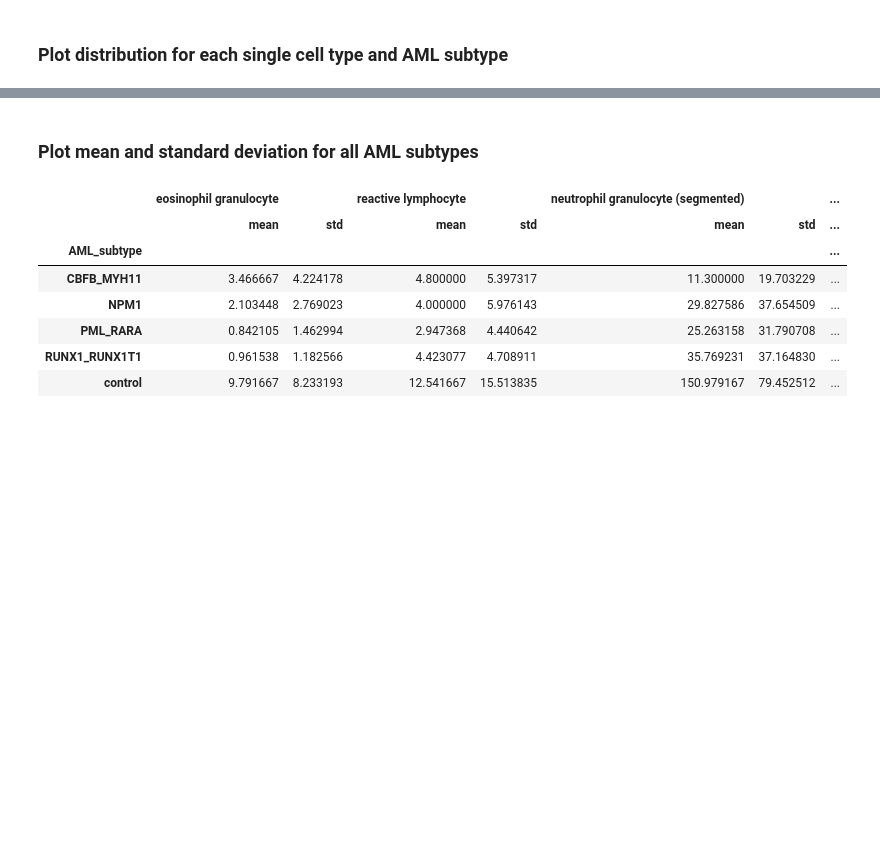
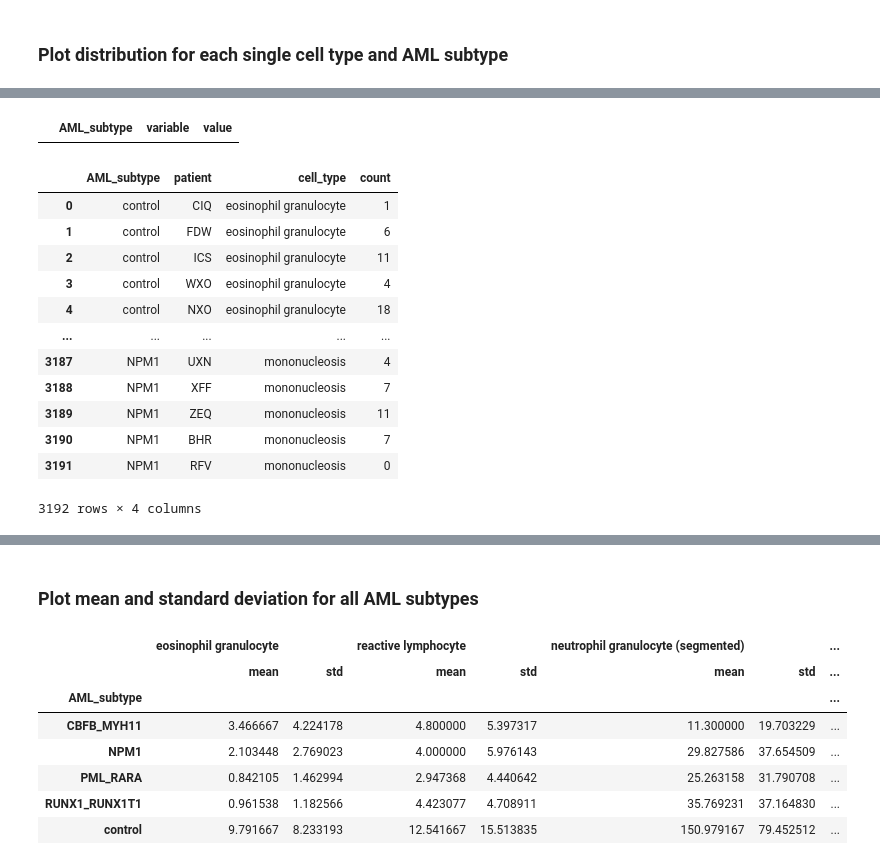
Before and after one commit to aleksandraiva/CMSCB-SCEMILA, a Jupyter notebook: SCEMILA/plot_distribution_meanstd_dunntest.ipynb, the cells around one changed output, grey strips where cells are left out. Drawn from its saved outputs; the diff is of its cells as text; code cells hidden in the pictures; blank space fills up the shorter version.

```diff
--- a/SCEMILA/plot_distribution_meanstd_dunntest.ipynb
+++ b/SCEMILA/plot_distribution_meanstd_dunntest.ipynb
@@ -157,0 +202,23 @@ control          0.073649       NaN       NaN            NaN       NaN
+# %%
+melted_df = pd.melt(df[[cell_type,"AML_subtype"]], id_vars=["AML_subtype"], value_vars=df[[cell_type,"AML_subtype"]].columns[1:])
+melted_df
+# %% [output]
+|  | AML_subtype | variable | value |
+# %%
+# Melt the DataFrame to long form
+melted_df = pd.melt(df, id_vars=['AML_subtype', 'patient'], var_name='cell_type', value_name='count')
+melted_df
+# %% [output]
+|  | AML_subtype | patient | cell_type | count |
+| 0 | control | CIQ | eosinophil granulocyte | 1 |
+| 1 | control | FDW | eosinophil granulocyte | 6 |
+| 2 | control | ICS | eosinophil granulocyte | 11 |
+| 3 | control | WXO | eosinophil granulocyte | 4 |
+| 4 | control | NXO | eosinophil granulocyte | 18 |
+| ... | ... | ... | ... | ... |
+| 3187 | NPM1 | UXN | mononucleosis | 4 |
+| 3188 | NPM1 | XFF | mononucleosis | 7 |
+| 3189 | NPM1 | ZEQ | mononucleosis | 11 |
+| 3190 | NPM1 | BHR | mononucleosis | 7 |
+| 3191 | NPM1 | RFV | mononucleosis | 0 |
+3192 rows × 4 columns
```
Also changed, not shown: parts of 9 cells of this notebook, 2 other files.
